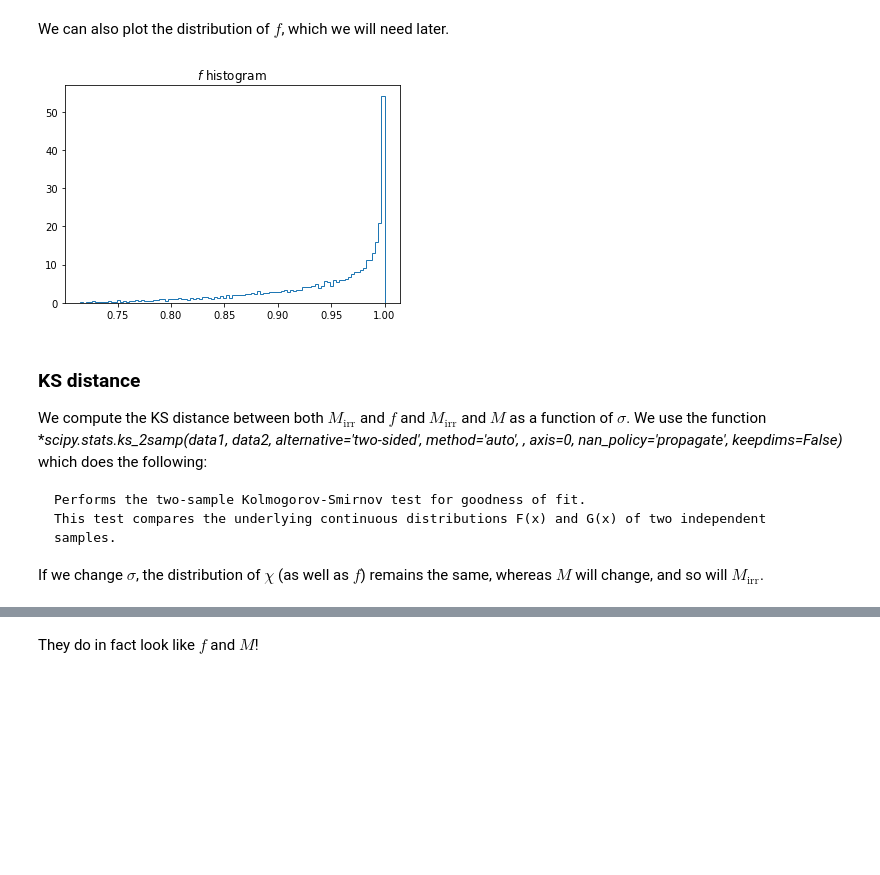
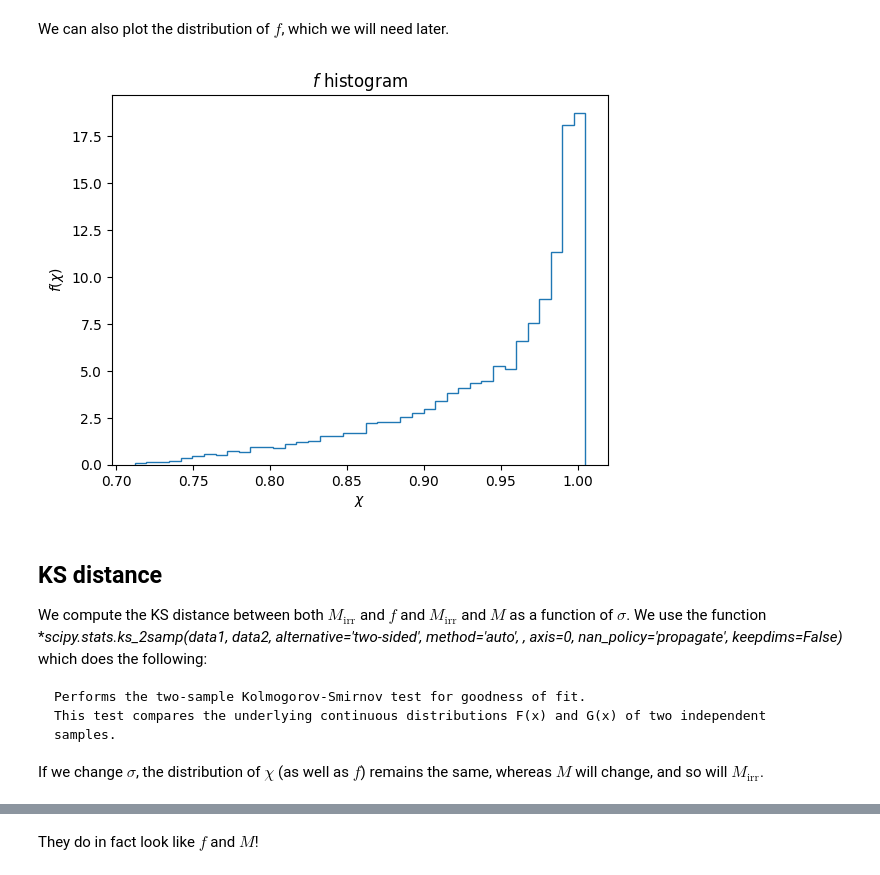
Before and after one commit to lisam10/astrostatistics_bicocca_2024, a Jupyter notebook: working/W07_BH-irrmass.ipynb, the cells around one changed output, grey strips where cells are left out. Saved outputs shown, nothing was run; the diff lists cells and outputs as text; code cells hidden in the pictures; blank space fills up the shorter version.

```diff
--- a/working/W07_BH-irrmass.ipynb
+++ b/working/W07_BH-irrmass.ipynb
@@ -33,8 +34,8 @@ ax.set(xlabel = '$M$', ylabel = 'p($M$)', title = '$M$ histogram')
 ### Irreducible mass samples + KDE
 Obtained by using the samples of chi and the mass, then using sklearn to plot a KDE with Gaussian kernels.
 # %%
-def get_M_irr (chi, mass): #if mass = 1 corresponds to f
-    m_irr = mass * np.sqrt(0.5 * (1 + np.sqrt(1 - np.power(chi, 2))))
+def get_M_irr (chi, mass): #if mass = 1, this corresponds to f(chi)
+    m_irr = mass * np.sqrt( 0.5 * (1 + np.sqrt(1 - chi **2)) )
     return m_irr
 
 def kde_sklearn(data, bandwidth = 1.0, kernel="linear"):
@@ -61,13 +64,15 @@ We can also plot the distribution of $f$, which we will need later.
 # %%
 f = get_M_irr(chi, 1)
 
-plt.hist(f, int(np.sqrt(Nsamples)), histtype = 'step', density = True)
+_ = fancyhist(f, bins="freedman", histtype="step",density=True)
 plt.title('$f$ histogram')
+plt.xlabel(r'$\chi$')
+plt.ylabel(r'$f(\chi)$')
 plt.show()
 # %% [output]
-[figure, old version]
+[figure, new version]
 # %% [markdown]
-### KS distance
+## KS distance
 We compute the KS distance between both $M_\mathrm{irr}$ and $f$ and $M_\mathrm{irr}$ and $M$ as a function of $\sigma$. We use the function **scipy.stats.ks_2samp(data1, data2, alternative='two-sided', method='auto', *, axis=0, nan_policy='propagate', keepdims=False)** which does the following:
 
     Performs the two-sample Kolmogorov-Smirnov test for goodness of fit.
```
Also changed, not shown: parts of 13 cells of this notebook.
